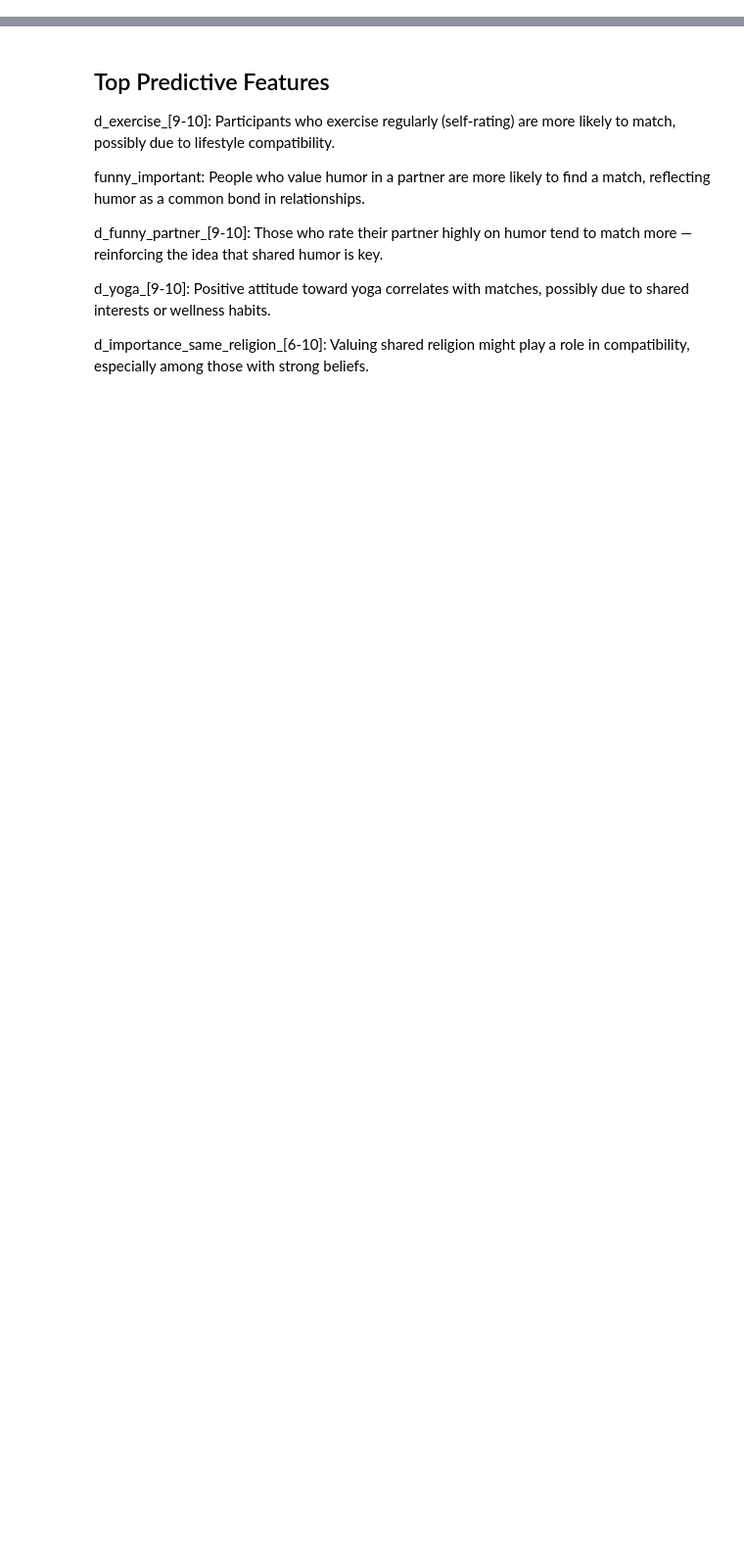
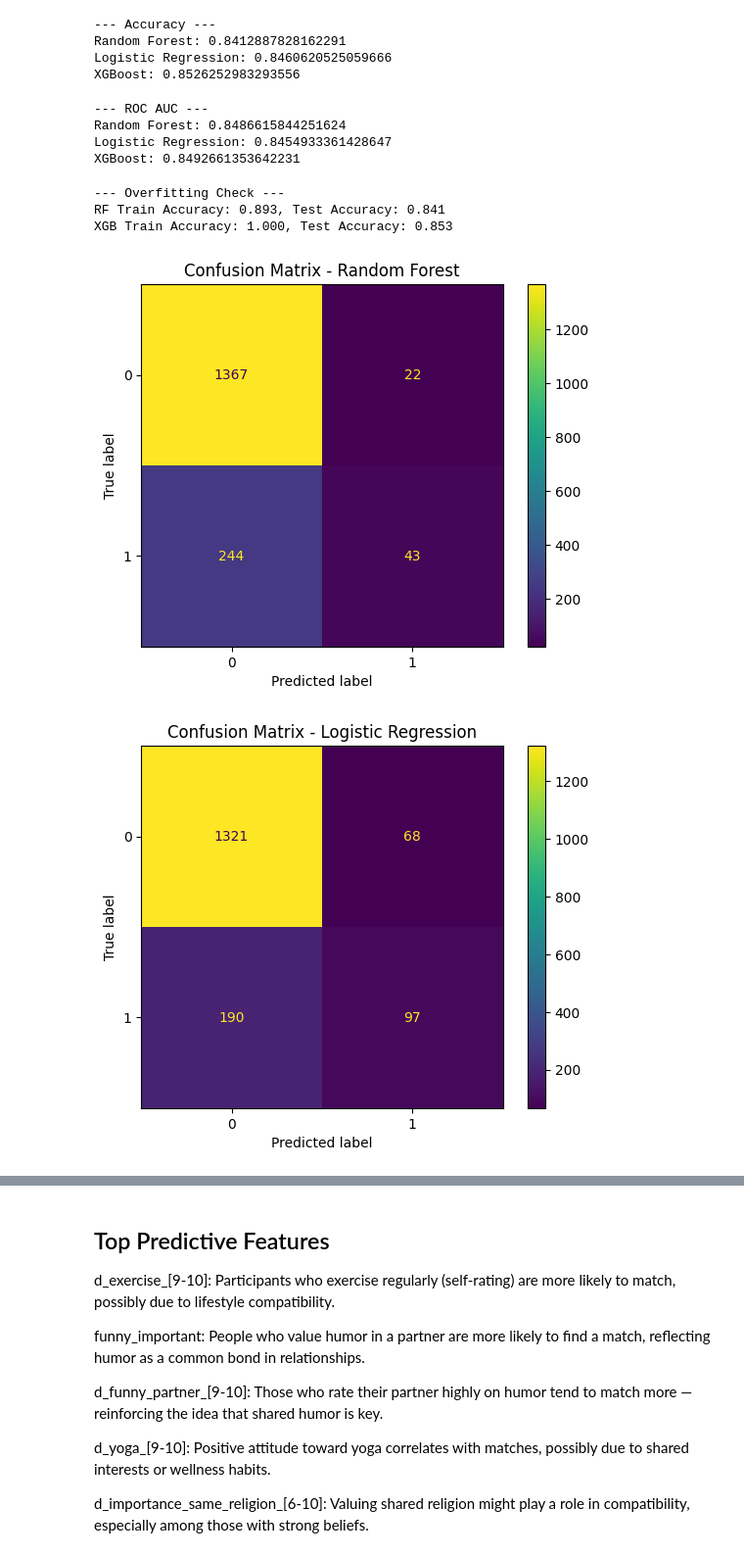
Before and after one commit to Sarazensara/Data_Analytics_with_Python_Projects, a Jupyter notebook: FinalProject/projectprop.ipynb, the cells around one changed output, grey strips where cells are left out. Shown at 98% size. Saved outputs shown, nothing was run; the diff lists cells and outputs as text; code cells hidden in the pictures; blank space fills up the shorter version.

Commit message:
Add additional and final chganges with generated plots and output files

```diff
--- a/FinalProject/projectprop.ipynb
+++ b/FinalProject/projectprop.ipynb
@@ -41,17 +21,0 @@ os.getcwd()
-# %%
-import arff
-import pandas as pd
-import os
-
-# Set file path for ARFF file
-file_path = "/Users/odettesaenz/Downloads/SpeedDating.arff"
-
-# Load ARFF data and convert to DataFrame
-with open(file_path, "r") as f:
-    data = arff.load(f)
-
-df = pd.DataFrame(data["data"], columns=[attr[0] for attr in data["attributes"]])
-
-# Drop rows with missing target values and process target
-df = df.dropna(subset=['match'])
-target = df['match'].map({'no': 0, 'yes': 1})
@@ -673,0 +142,44 @@ Name: proportion, dtype: float64
+# %%
+# Accuracy evaluation (basic metric for model performance)
+print("--- Accuracy ---")
+print("Random Forest:", accuracy_score(y_test, rf_preds))
+print("Logistic Regression:", accuracy_score(y_test, log_preds))
+print("XGBoost:", accuracy_score(y_test, xgb_preds))
+# %% [output]
+--- Accuracy ---
+Random Forest: 0.8412887828162291
+Logistic Regression: 0.8460620525059666
+XGBoost: 0.8526252983293556
+# %%
+
+# ROC AUC evaluation (measures quality of predicted probabilities)
+print("\n--- ROC AUC ---")
+print("Random Forest:", roc_auc_score(y_test, rf_model.predict_proba(X_test)[:, 1]))
+print("Logistic Regression:", roc_auc_score(y_test, log_model.predict_proba(X_test)[:, 1]))
+print("XGBoost:", roc_auc_score(y_test, xgb_model.predict_proba(X_test)[:, 1]))
+# %% [output]
+--- ROC AUC ---
+Random Forest: 0.8486615844251624
+Logistic Regression: 0.8454933361428647
+XGBoost: 0.8492661353642231
+# %%
+
+# Check for overfitting by comparing train and test accuracy
+print("\n--- Overfitting Check ---")
+print(f"RF Train Accuracy: {accuracy_score(y_train, rf_model.predict(X_train)):.3f}, Test Accuracy: {accuracy_score(y_test, rf_preds):.3f}")
+print(f"XGB Train Accuracy: {accuracy_score(y_train, xgb_model.predict(X_train)):.3f}, Test Accuracy: {accuracy_score(y_test, xgb_preds):.3f}")
+# %% [output]
+--- Overfitting Check ---
+RF Train Accuracy: 0.893, Test Accuracy: 0.841
+XGB Train Accuracy: 1.000, Test Accuracy: 0.853
+# %%
+# Plot confusion matrices to visualize prediction breakdown
+models = {'Random Forest': rf_preds, 'Logistic Regression': log_preds, 'XGBoost': xgb_preds}
+for name, preds in models.items():
+    cm = confusion_matrix(y_test, preds)
+    ConfusionMatrixDisplay(confusion_matrix=cm).plot()
+    plt.title(f"Confusion Matrix - {name}")
+    plt.show()
+# %% [output]
+[figure, added]
+[figure, added]
```
Also changed, not shown: parts of 19 cells of this notebook, 2 other files.
